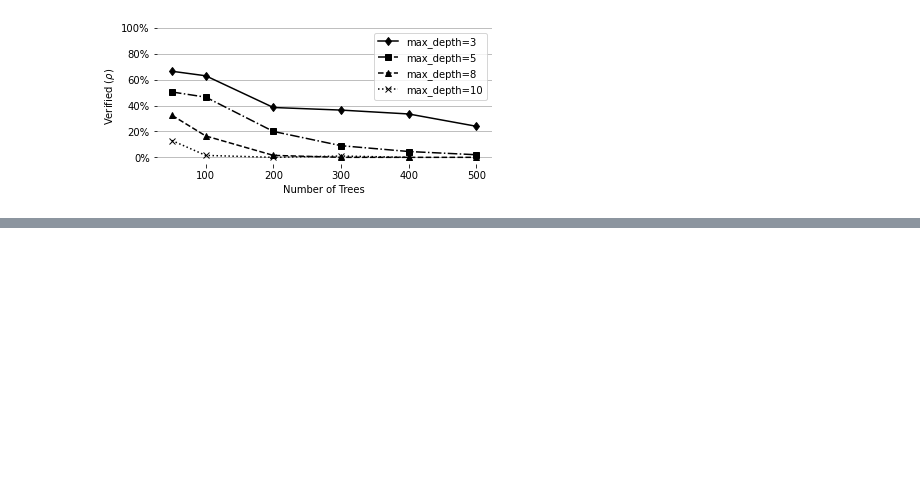
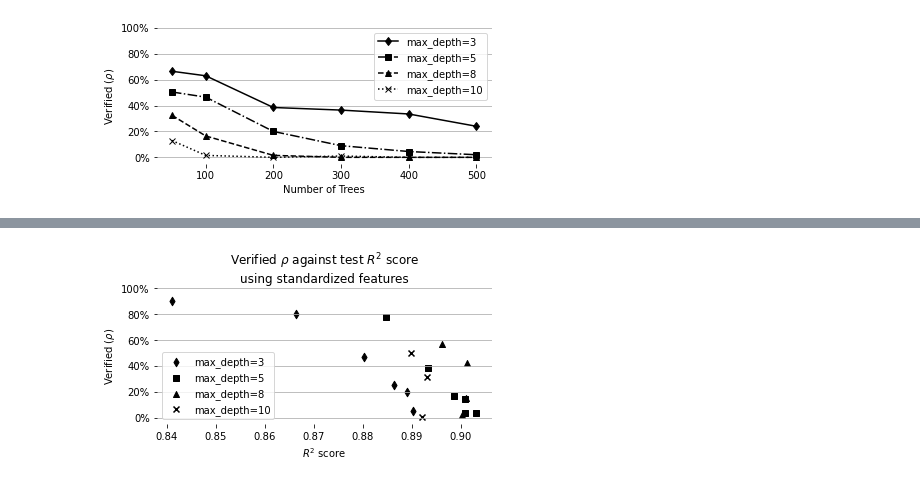
Before and after one commit to kennethjmyers/CS689_project, a Jupyter notebook: Results.ipynb, the cells around one changed output, grey strips where cells are left out. Saved outputs shown, nothing was run; the diff lists cells and outputs as text; code cells hidden in the pictures; blank space fills up the shorter version.

```diff
--- a/Results.ipynb
+++ b/Results.ipynb
@@ -105,0 +169,55 @@ plt.show()
+# %%
+import numpy as np
+import matplotlib.pyplot as plt
+%matplotlib inline
+
+symbol_by_depth = {
+    '3':{'marker':'d', 'linestyle':'solid'},
+    '5':{'marker':'s', 'linestyle':'dashdot'},
+    '8':{'marker':'^', 'linestyle':'dashed'},
+    '10':{'marker':'x', 'linestyle':'dotted'}
+}
+
+plt.figure(figsize=(6,2.5), facecolor='white')
+for max_depth in tree_depth_options:
+    rho_values = []
+    test_errors = []
+    for estimators in estimator_options:
+        try:
+            this_results = results[(max_depth, estimators)]
+        except:
+            continue
+
+        rho_values.append(this_results['unsat_rate'])
+        test_errors.append(this_results['r2_score'])
+
+    plt.scatter(
+        test_errors,
+        rho_values,
+        label=f'max_depth={max_depth}',
+        marker=symbol_by_depth[str(max_depth)]['marker'],
+#         linestyle=symbol_by_depth[str(max_depth)]['linestyle'],
+        color='black'
+    )
+
+# plt.scatter(
+#     test_errors,
+#     rho_values,
+#     #label=f'max_depth={max_depth}',
+#     #marker=symbol_by_depth[str(max_depth)]['marker'],
+#     #linestyle=symbol_by_depth[str(max_depth)]['linestyle'],
+#     color='black'
+# )
+
+plt.ylim(-0.05,1)  # -0.01 is so the y=0 line shows up
+plt.ylabel(r'Verified ($\rho$)')
+plt.xlabel(r'$R^2$ score')
+plt.title('Verified '+r'$\rho$'+' against test $R^2$ score\nusing standardized features')
+plt.legend(loc='best')
+yticks = np.arange(0, 1.2, 0.2)
+plt.yticks(yticks, [f'{int(i*100)}%' for i in yticks])
+plt.grid(True, 'major', 'y')
+plt.box(on=None)
+plt.show()
+# %% [output]
+[figure, added]
```
Also changed, not shown: parts of 5 cells of this notebook, 20 other files.
